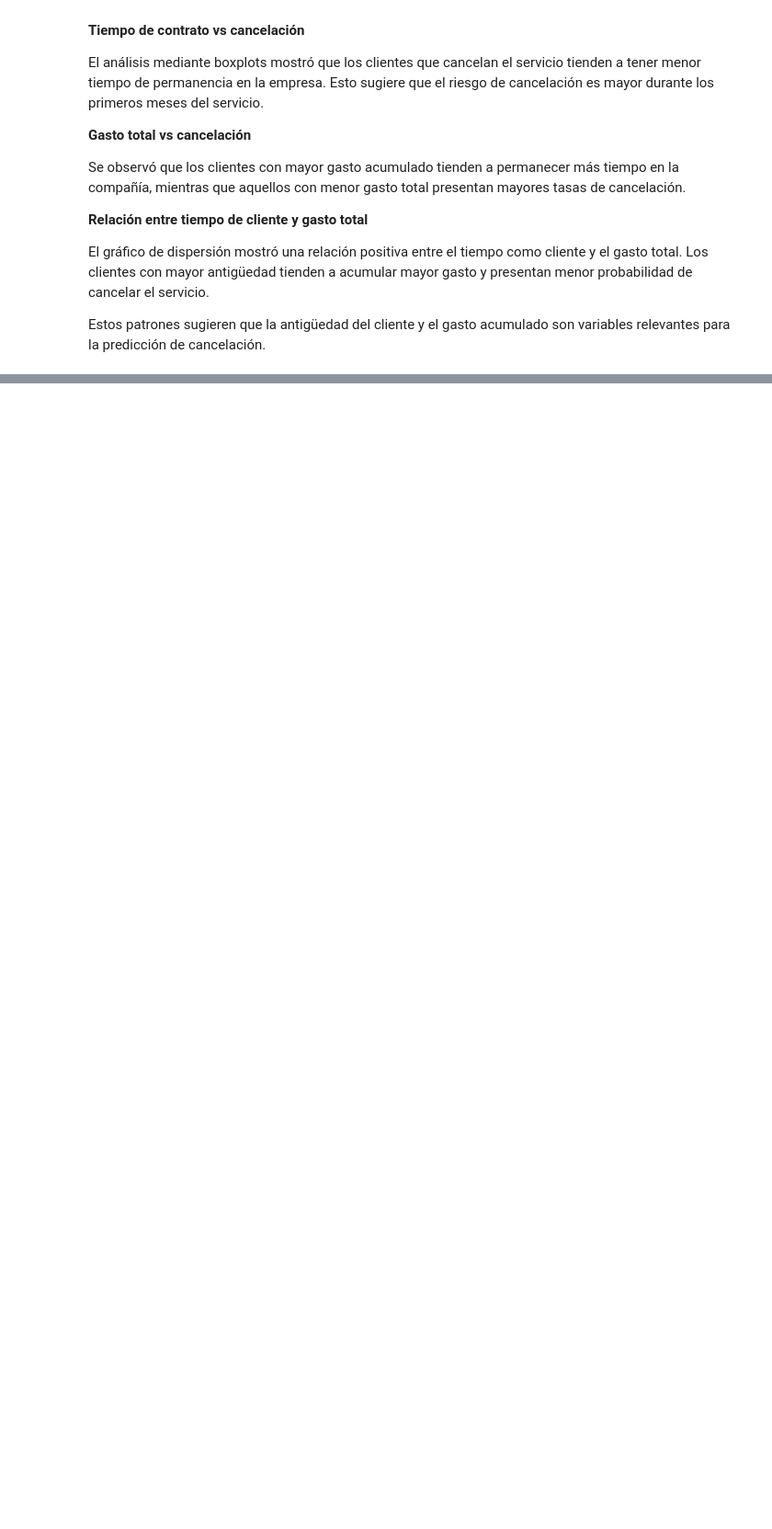
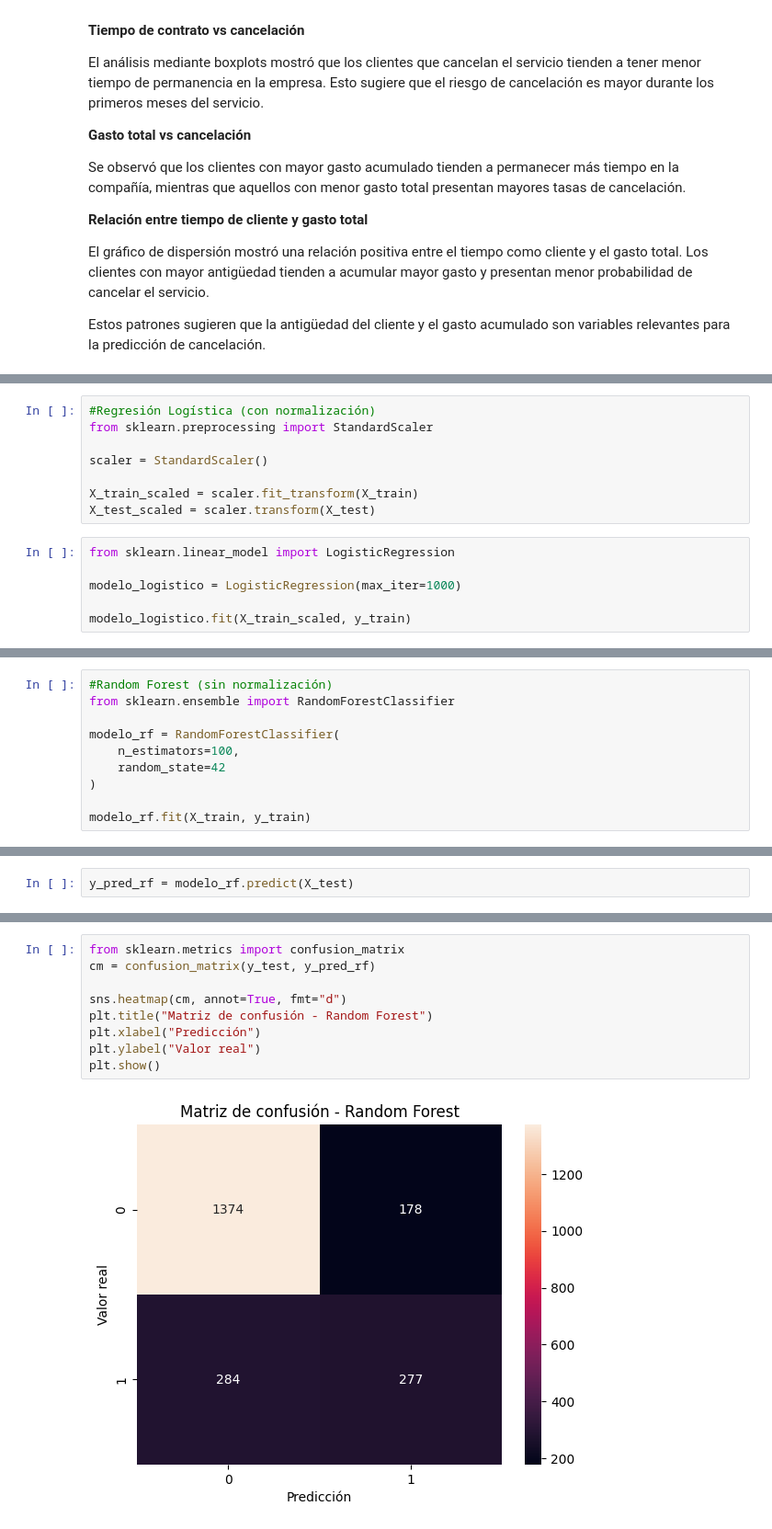
Before and after one commit to angelaoica-dev/challenge-TelecomX-2, a Jupyter notebook: TelecomX_2Latam.ipynb, the cells around one changed output, grey strips where cells are left out. Shown at 92% size. Saved outputs shown, nothing was run; the diff lists cells and outputs as text; blank space fills up the shorter version.

Commit message:
Se realizó el modelado predictivo

```diff
--- a/TelecomX_2Latam.ipynb
+++ b/TelecomX_2Latam.ipynb
@@ -378,0 +422,14 @@ Estos patrones sugieren que la antigüedad del cliente y el gasto acumulado son
+# %%
+#Regresión Logística (con normalización)
+from sklearn.preprocessing import StandardScaler
+
+scaler = StandardScaler()
+
+X_train_scaled = scaler.fit_transform(X_train)
+X_test_scaled = scaler.transform(X_test)
+# %%
+from sklearn.linear_model import LogisticRegression
+
+modelo_logistico = LogisticRegression(max_iter=1000)
+
+modelo_logistico.fit(X_train_scaled, y_train)
@@ -378,0 +440,10 @@ Estos patrones sugieren que la antigüedad del cliente y el gasto acumulado son
+# %%
+#Random Forest (sin normalización)
+from sklearn.ensemble import RandomForestClassifier
+
+modelo_rf = RandomForestClassifier(
+    n_estimators=100,
+    random_state=42
+)
+
+modelo_rf.fit(X_train, y_train)
@@ -378,0 +452,2 @@ Estos patrones sugieren que la antigüedad del cliente y el gasto acumulado son
+# %%
+y_pred_rf = modelo_rf.predict(X_test)
@@ -378,0 +483,11 @@ Estos patrones sugieren que la antigüedad del cliente y el gasto acumulado son
+# %%
+from sklearn.metrics import confusion_matrix
+cm = confusion_matrix(y_test, y_pred_rf)
+
+sns.heatmap(cm, annot=True, fmt="d")
+plt.title("Matriz de confusión - Random Forest")
+plt.xlabel("Predicción")
+plt.ylabel("Valor real")
+plt.show()
+# %% [output]
+[figure, added]
```
Also changed, not shown: parts of 22 cells of this notebook.
